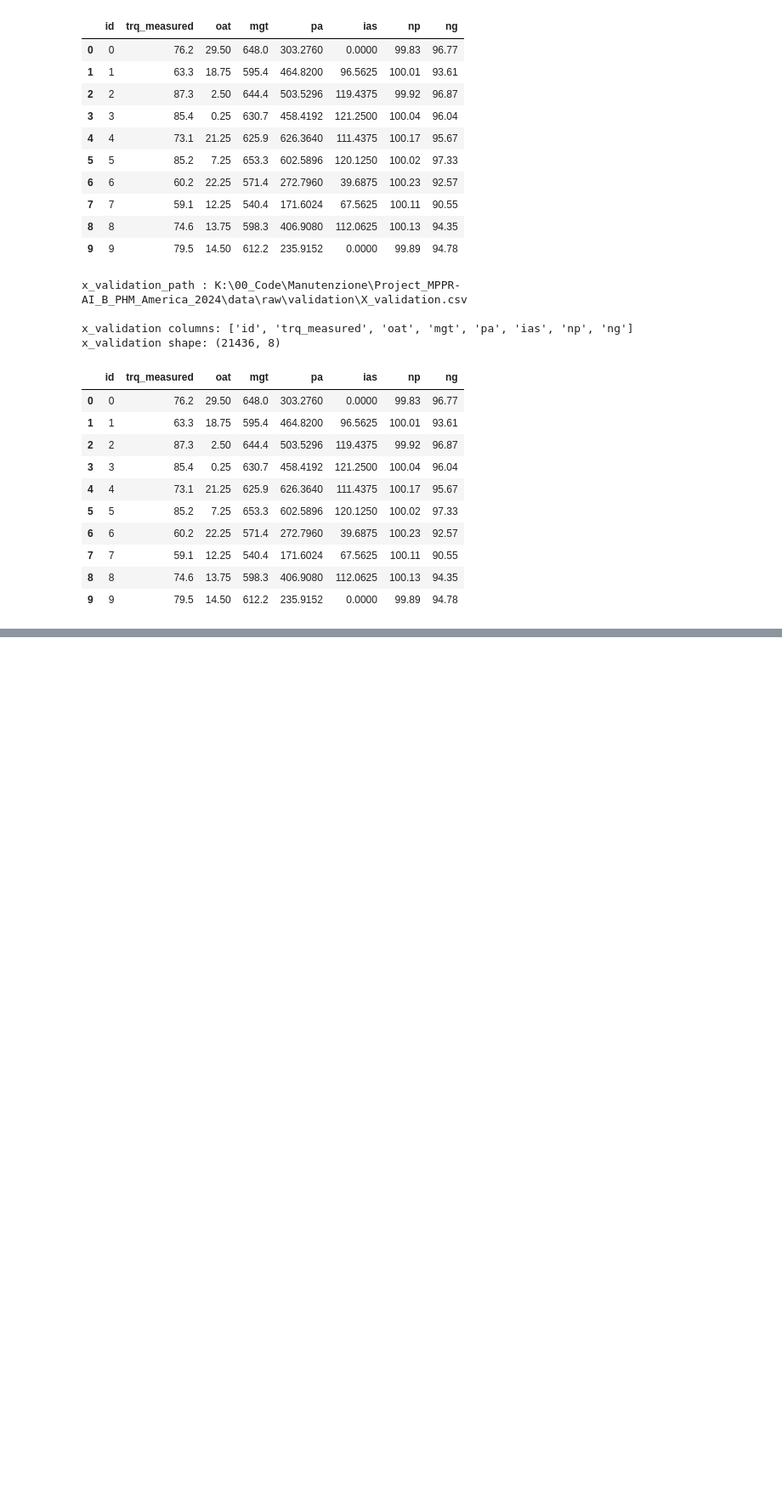
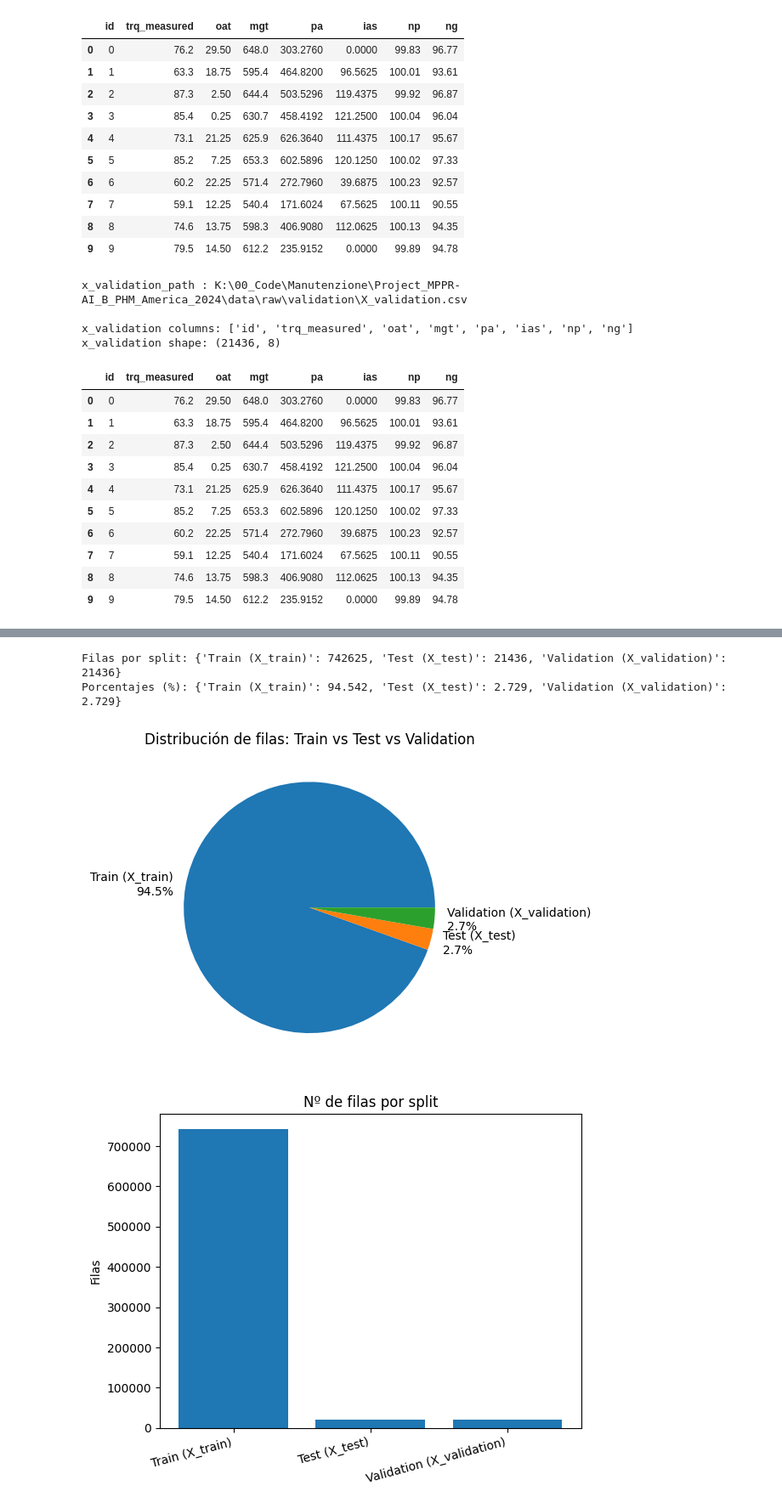
Before and after one commit to Catalinaqi/Project_MPPR-AI_B_PHM_America_2024, a Jupyter notebook: notebooks/test_read_data.ipynb, the cells around one changed output, grey strips where cells are left out. Shown at 85% size. Saved outputs shown, nothing was run; the diff lists cells and outputs as text; code cells hidden in the pictures; blank space fills up the shorter version.

Commit message:
Implementation to generate figures and tables for the phase 2 report

```diff
--- a/notebooks/test_read_data.ipynb
+++ b/notebooks/test_read_data.ipynb
@@ -124,0 +190,36 @@ x_validation shape: (21436, 8)
+# %%
+import pandas as pd
+import matplotlib.pyplot as plt
+
+paths = {
+    "Train (X_train)": str(x_path),
+    "Test (X_test)": str(x_test_path),
+    "Validation (X_validation)": str(x_validation_path),
+}
+
+# contar filas
+counts = {name: pd.read_csv(p).shape[0] for name, p in paths.items()}
+total = sum(counts.values())
+perc = {k: v/total*100 for k, v in counts.items()}
+
+print("Filas por split:", counts)
+print("Porcentajes (%):", {k: round(v,3) for k,v in perc.items()})
+
+# Pie chart
+plt.figure()
+plt.pie(counts.values(), labels=[f"{k}\n{perc[k]:.1f}%" for k in counts], autopct="")
+plt.title("Distribución de filas: Train vs Test vs Validation")
+plt.show()
+
+# Bar chart
+plt.figure()
+plt.bar(list(counts.keys()), list(counts.values()))
+plt.title("Nº de filas por split")
+plt.ylabel("Filas")
+plt.xticks(rotation=15, ha="right")
+plt.show()
+# %% [output]
+Filas por split: {'Train (X_train)': 742625, 'Test (X_test)': 21436, 'Validation (X_validation)': 21436}
+Porcentajes (%): {'Train (X_train)': 94.542, 'Test (X_test)': 2.729, 'Validation (X_validation)': 2.729}
+[figure, added]
+[figure, added]
```
Also changed, not shown: parts of 5 cells of this notebook, 52 other files.
